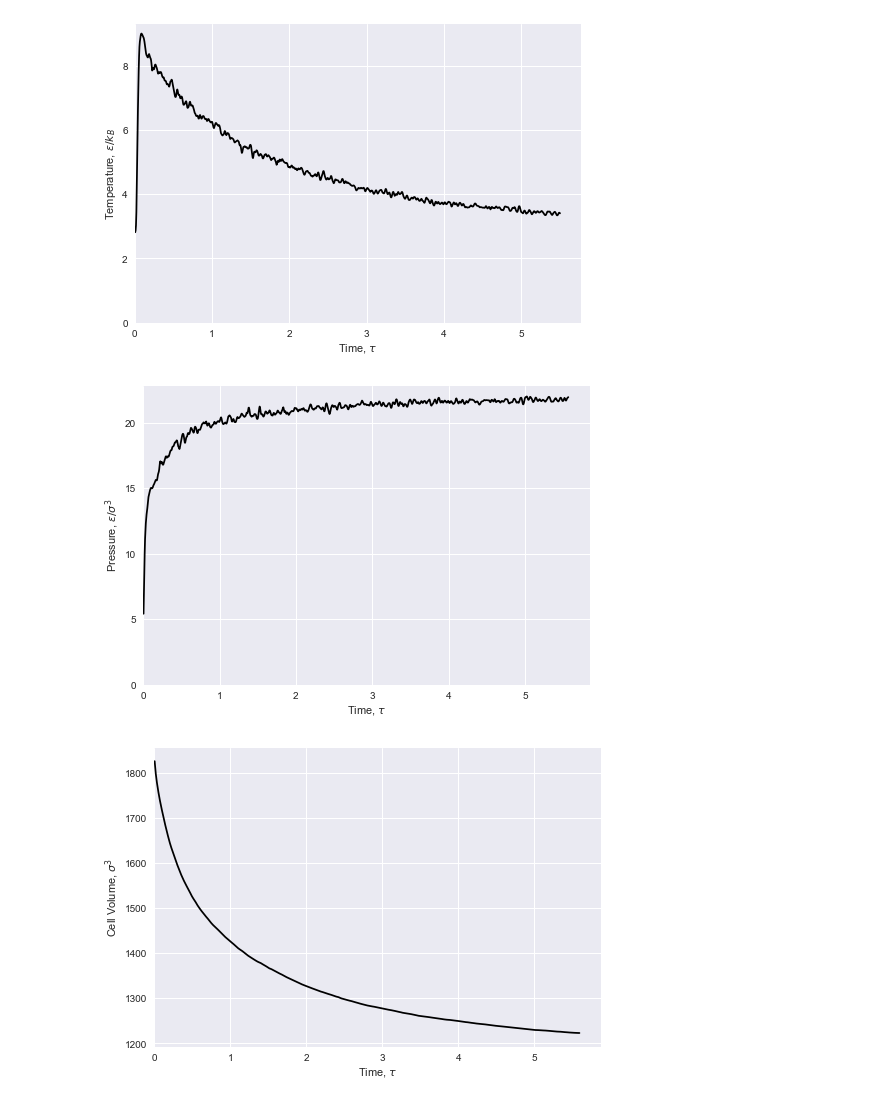
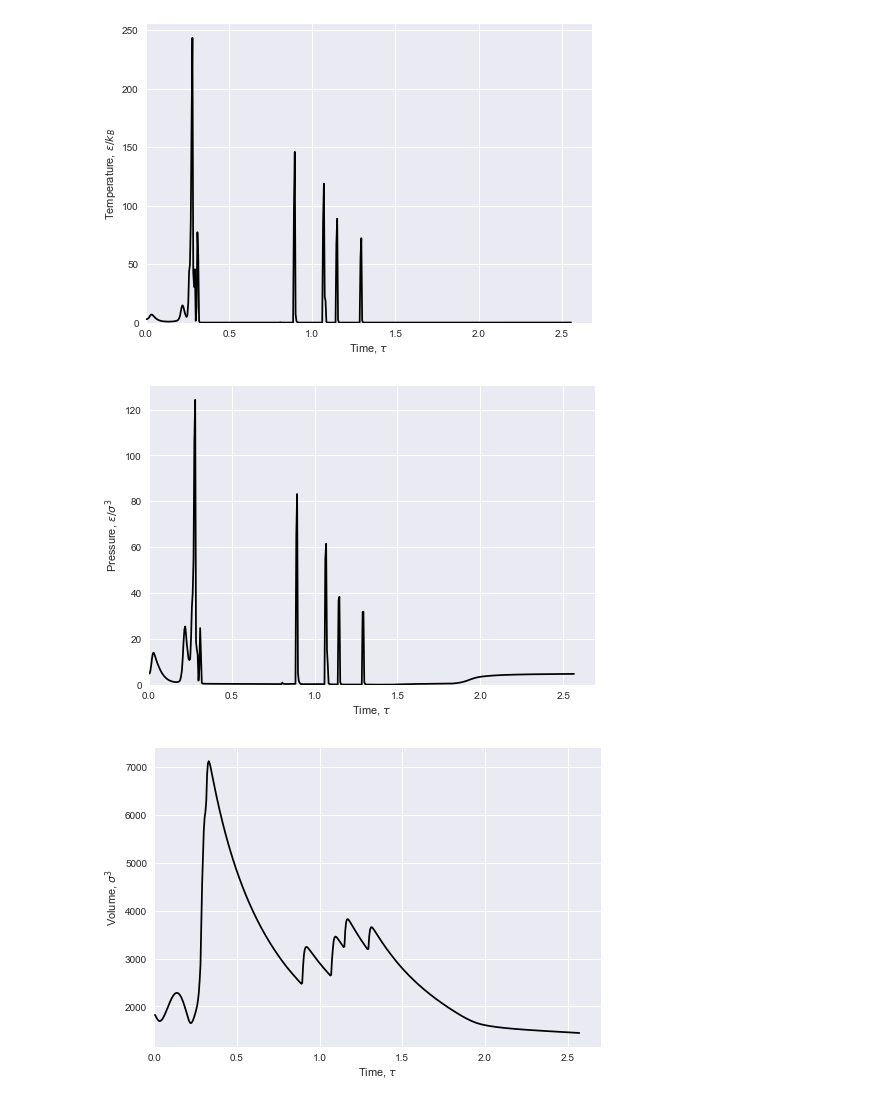
Before and after one commit to AlbertFarkhutdinov/molecular_dynamics, a Jupyter notebook: notebooks/parameter_from_log.ipynb, the cells around one changed output. Cells and saved outputs as stored; diff of their text form; code cells hidden in the pictures.

```diff
--- a/notebooks/parameter_from_log.ipynb
+++ b/notebooks/parameter_from_log.ipynb
@@ -18,12 +18,12 @@ PATH_TO_DATA
 # %%
-date = '2021-01-25'
+date = '2021-05-07'
 
 filename = os.path.join(PATH_TO_DATA, date, f'log_{date}.log')
 # %%
 PARAMETERS = {
     'temperature': ('Temperature', r'Temperature, $\epsilon / k_B $'),
     'pressure': ('Pressure', r'Pressure, $\epsilon / \sigma^3 $'),
-    'cell_volume': ('Cell volume', r'Cell Volume, $\sigma^3 $'),
+    'volume': ('Volume', r'Volume, $\sigma^3 $'),
     'density': ('Density', r'Density, $\sigma^{-3} $'),
     'potential_energy': ('Potential energy', r'Potential energy, $\epsilon$'),
     'msd_cur': ('Current MSD', r'Mean Squared Displacement (current), $\sigma^2$'),
@@ -37,7 +37,7 @@ parameter_name = 'temperature'
 
 with open(filename) as file:
     for line in file:
-        if f'{PARAMETERS[parameter_name][0]} after system_dynamics_2:' in line:
+        if f'{PARAMETERS[parameter_name][0]} after' in line and '.stage_2():' in line:
             parameters.append(line[line.index('DEBUG') :-2])
 
 for i, parameter in enumerate(parameters):
@@ -59,43 +59,43 @@ plt.ylim(
 #     top=10000,
 );
 # %% [output]
-[figure, old version]
+[figure, new version]
 # %%
 parameters = []
 parameter_name = 'pressure'
 
 with open(filename) as file:
     for line in file:
-        if f'{PARAMETERS[parameter_name][0]} after system_dynamics_2:' in line:
+        if f'{PARAMETERS[parameter_name][0]} after' in line and '.stage_2():' in line:
             parameters.append(line[line.index('DEBUG') :-2])
 
 for i, parameter in enumerate(parameters):
     parameters[i] = float(parameter[parameter.index(':') + 2: ])
 
 parameters = np.array(parameters)
 
 plt.plot(
     np.arange(parameters.size) * 0.005 + 0.005,
     parameters,
 #     s=5,
     color='black'
 );
 plt.xlabel(r'Time, $\tau$');
 plt.ylabel(PARAMETERS[parameter_name][1]);
 plt.xlim(left=0);
 plt.ylim(
     bottom=0,
 #     top=10000,
 );
 # %% [output]
-[figure, old version]
+[figure, new version]
 # %%
 parameters = []
-parameter_name = 'cell_volume'
+parameter_name = 'volume'
 
 with open(filename) as file:
     for line in file:
-        if f'{PARAMETERS[parameter_name][0]} after system_dynamics_2:' in line:
+        if f'{PARAMETERS[parameter_name][0]} after' in line and '.stage_2():' in line:
             parameters.append(line[line.index('DEBUG') :-2])
 
 for i, parameter in enumerate(parameters):
@@ -117,7 +117,7 @@ plt.ylim(
 #     top=10000,
 );
 # %% [output]
-[figure, old version]
+[figure, new version]
 # %%
 parameters = []
 parameter_name = 'density'
```
Also changed, not shown: parts of 2 cells of this notebook, 3 other files.
